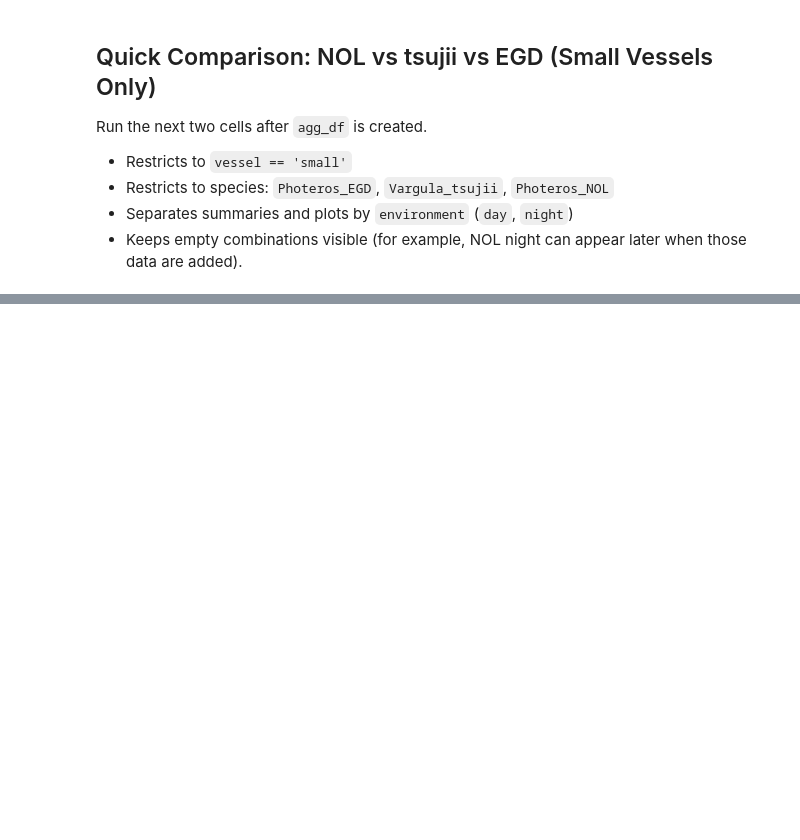
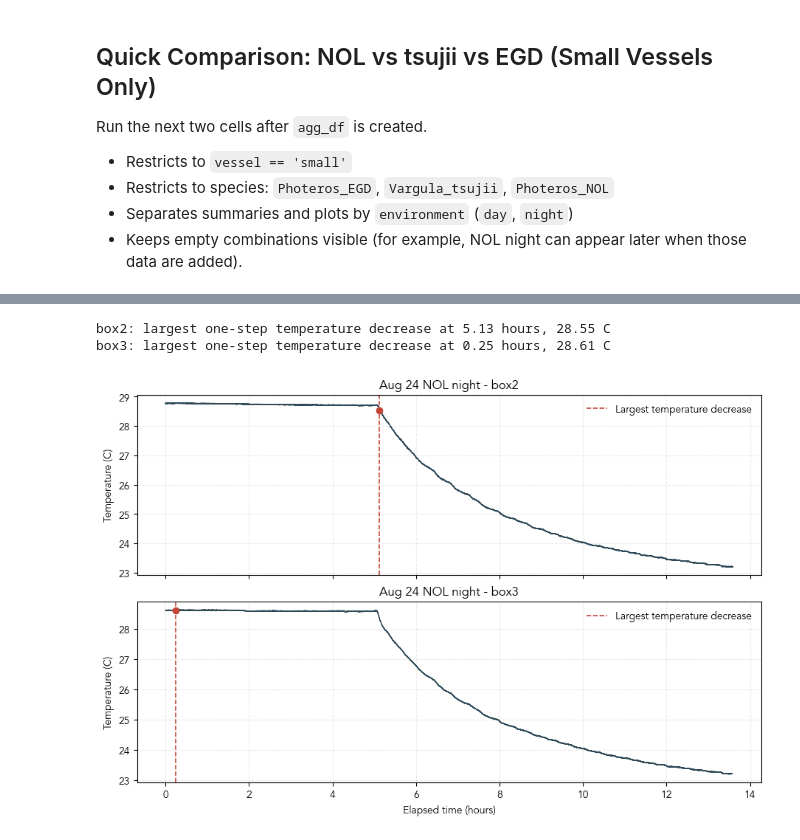
Before and after one commit to ucsb-oakley-lab/signal_respirometry, a Jupyter notebook: notebooks/A_batch_respirometry_addtsujii.ipynb, the cells around one changed output, grey strips where cells are left out. Saved outputs shown, nothing was run; the diff lists cells and outputs as text; code cells hidden in the pictures; blank space fills up the shorter version.

```diff
--- a/notebooks/A_batch_respirometry_addtsujii.ipynb
+++ b/notebooks/A_batch_respirometry_addtsujii.ipynb
@@ -1460,0 +1609,36 @@ plt.show()
+# %%
+# Aug 24 NOL temperature traces: inspect when the sous vide failed.
+import matplotlib.pyplot as plt
+import pandas as pd
+
+aug24_temp_files = {
+    'box2': ROOT / 'data' / 'Bocas2026' / 'NOL' / 'NOLnight08242026box2.csv',
+    'box3': ROOT / 'data' / 'Bocas2026' / 'NOL' / 'NOLnight08242026box3.csv',
+}
+
+fig, axes = plt.subplots(2, 1, figsize=(9, 6), sharex=True, constrained_layout=True)
+for ax, (box_name, csv_path) in zip(axes, aug24_temp_files.items()):
+    temperature_df = pd.read_csv(csv_path)
+    temperature_df['hours'] = pd.to_numeric(temperature_df['hours'], errors='coerce')
+    temperature_df['Temp'] = pd.to_numeric(temperature_df['Temp'], errors='coerce')
+    temperature_df = temperature_df.dropna(subset=['hours', 'Temp']).sort_values('hours')
+
+    ax.plot(temperature_df['hours'], temperature_df['Temp'], linewidth=1.0, color='#2f4858')
+    temperature_change = temperature_df['Temp'].diff()
+    failure_index = temperature_change.idxmin()
+    failure_hour = temperature_df.loc[failure_index, 'hours']
+    failure_temp = temperature_df.loc[failure_index, 'Temp']
+    ax.axvline(failure_hour, color='#c44536', linestyle='--', linewidth=1.2, label='Largest temperature decrease')
+    ax.scatter([failure_hour], [failure_temp], color='#c44536', zorder=3)
+    ax.set_ylabel('Temperature (C)')
+    ax.set_title(f'Aug 24 NOL night - {box_name}')
+    ax.grid(axis='both', linestyle='--', alpha=0.25)
+    ax.legend(frameon=False, loc='best')
+    print(f'{box_name}: largest one-step temperature decrease at {failure_hour:.2f} hours, {failure_temp:.2f} C')
+
+axes[-1].set_xlabel('Elapsed time (hours)')
+plt.show()
+# %% [output]
+box2: largest one-step temperature decrease at 5.13 hours, 28.55 C
+box3: largest one-step temperature decrease at 0.25 hours, 28.61 C
+[figure, added]
```
Also changed, not shown: parts of 6 cells of this notebook, 21 other files.
